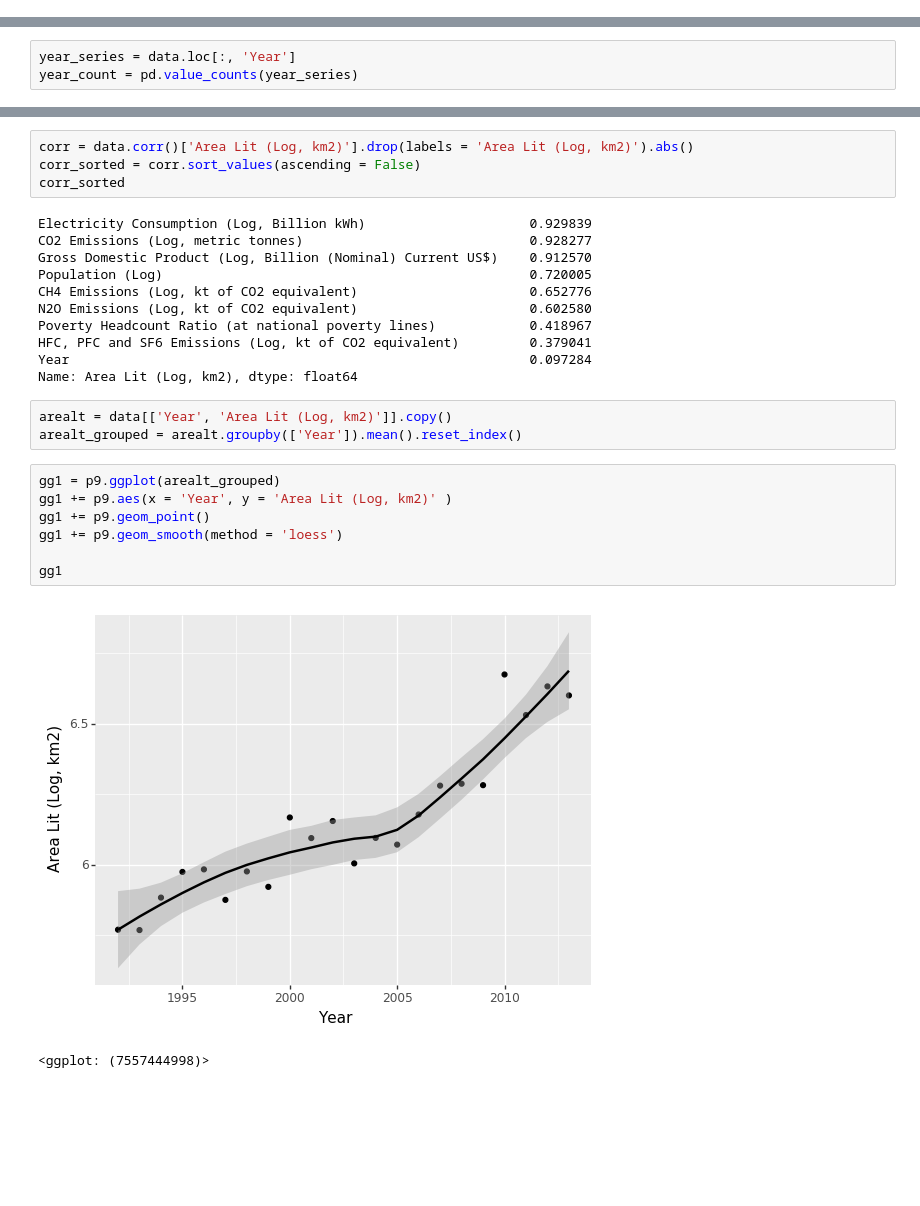
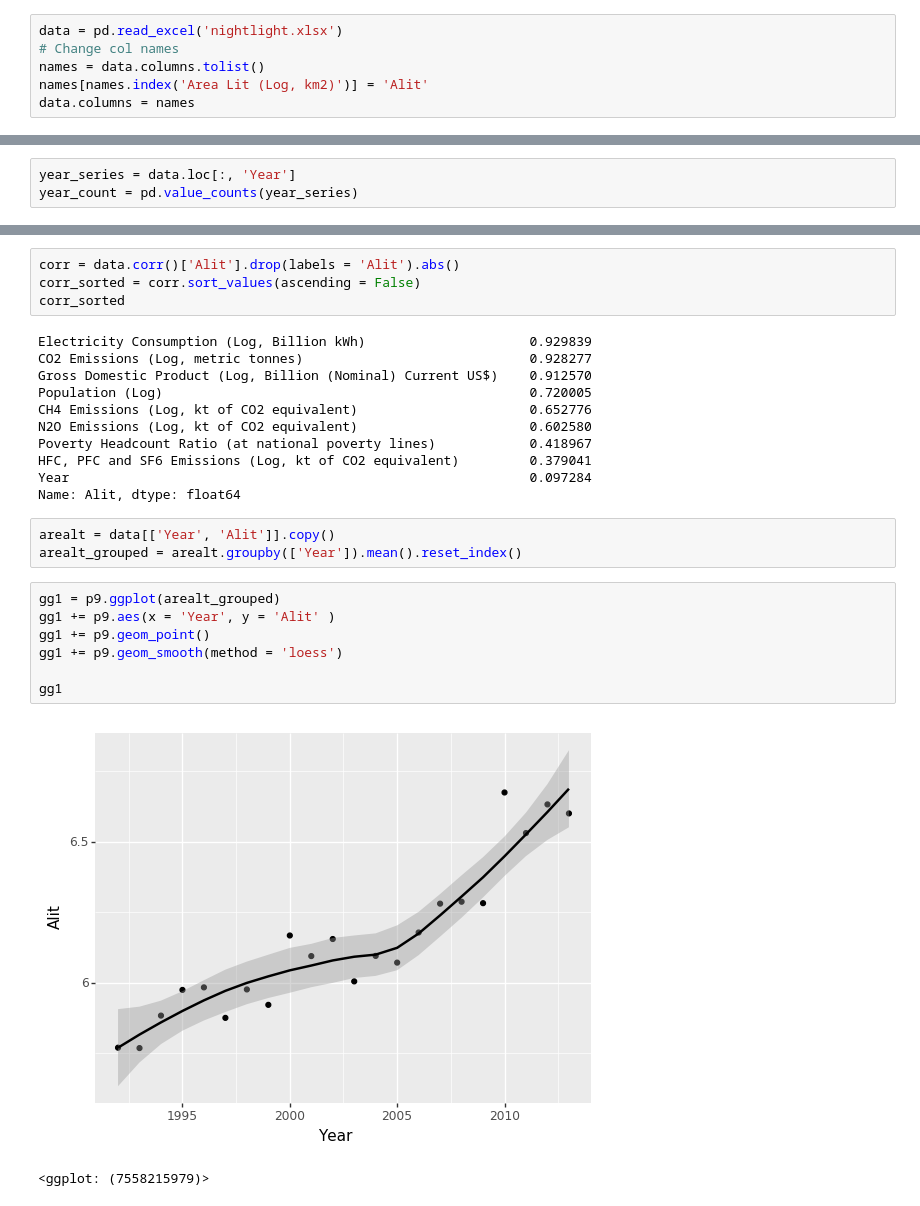
Before and after one commit to xiaomanluo/world_nightlight, a Jupyter notebook: nightlight.ipynb, the cells around one changed output, grey strips where cells are left out. Drawn from its saved outputs; the diff is of its cells as text; blank space fills up the shorter version.

```diff
--- a/nightlight.ipynb
+++ b/nightlight.ipynb
@@ -7,3 +9,9 @@ data = pd.read_excel('journal.pone.0174610.s005.xlsx')
+# %%
+data = pd.read_excel('nightlight.xlsx')
+# Change col names
+names = data.columns.tolist()
+names[names.index('Area Lit (Log, km2)')] = 'Alit'
+data.columns = names
 # %%
 data.shape
 # %% [output]
@@ -56,7 +64,7 @@ year_count
 2002    239
 Name: Year, dtype: int64
 # %%
-corr = data.corr()['Area Lit (Log, km2)'].drop(labels = 'Area Lit (Log, km2)').abs()
+corr = data.corr()['Alit'].drop(labels = 'Alit').abs()
 corr_sorted = corr.sort_values(ascending = False)
 corr_sorted
 # %% [output]
@@ -69,17 +77,17 @@ N2O Emissions (Log, kt of CO2 equivalent)                      0.602580
 Poverty Headcount Ratio (at national poverty lines)            0.418967
 HFC, PFC and SF6 Emissions (Log, kt of CO2 equivalent)         0.379041
 Year                                                           0.097284
-Name: Area Lit (Log, km2), dtype: float64
+Name: Alit, dtype: float64
 # %%
-arealt = data[['Year', 'Area Lit (Log, km2)']].copy()
+arealt = data[['Year', 'Alit']].copy()
 arealt_grouped = arealt.groupby(['Year']).mean().reset_index()
 # %%
 gg1 = p9.ggplot(arealt_grouped)
-gg1 += p9.aes(x = 'Year', y = 'Area Lit (Log, km2)' )
+gg1 += p9.aes(x = 'Year', y = 'Alit' )
 gg1 += p9.geom_point()
 gg1 += p9.geom_smooth(method = 'loess')
 
 gg1
 # %% [output]
-[figure, old version]
+[figure, new version]
-<ggplot: (7557444998)>
+<ggplot: (7558215979)>
```
Also changed, not shown: parts of 19 cells of this notebook, 8 other files.
